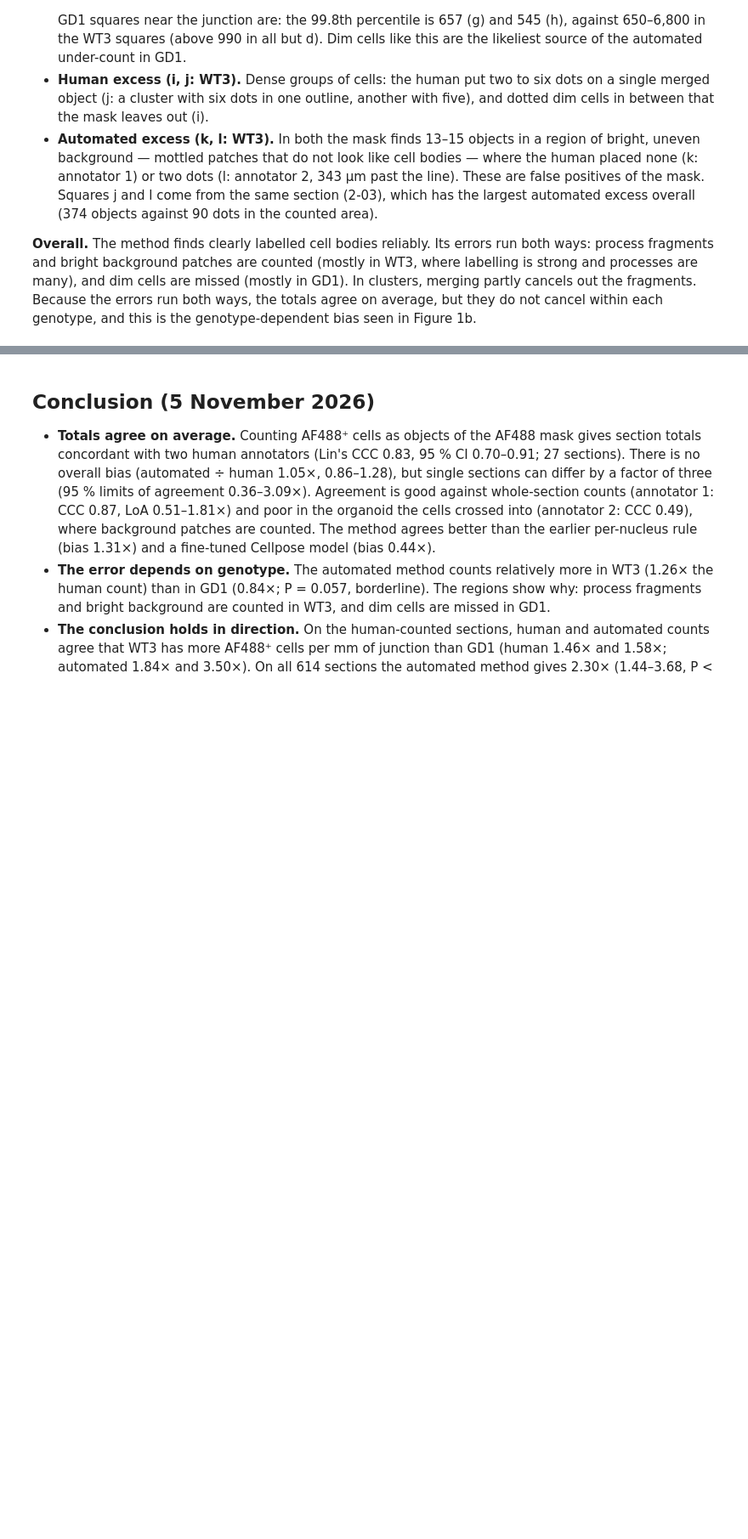
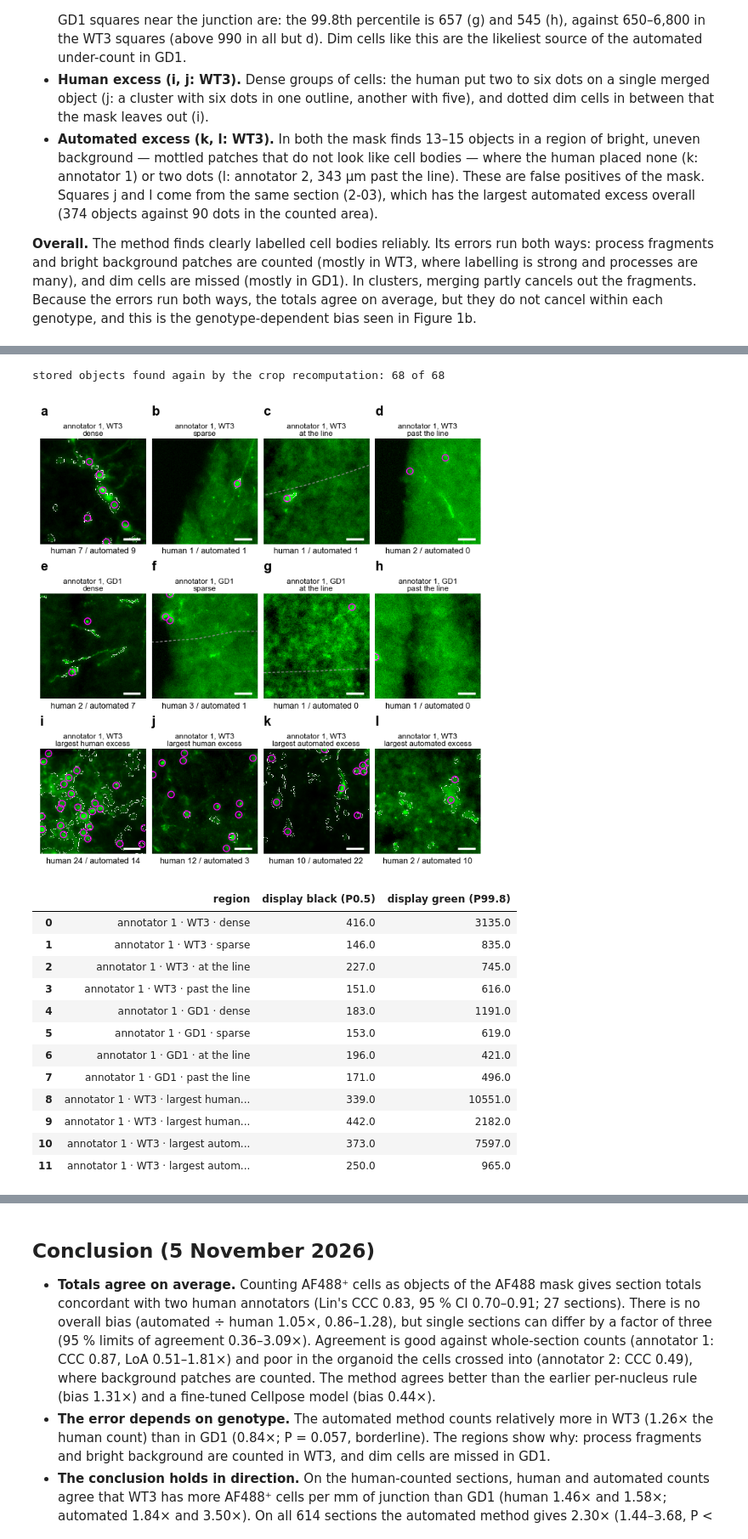
Before and after one commit to daggermaster3000/ARGUS, a Jupyter notebook: notebooks/official_analysis/01_validation.ipynb, the cells around one changed output, grey strips where cells are left out. Shown at 85% size. Saved outputs shown, nothing was run; the diff lists cells and outputs as text; code cells hidden in the pictures; blank space fills up the shorter version.

Commit message:
feat(notebooks): validation gallery of 12 regions against human annotator 1 only (Figure 3b)
Co-Authored-By: Claude Opus 5.5 (1M context) <noreply@anthropic.com>

```diff
--- a/notebooks/official_analysis/01_validation.ipynb
+++ b/notebooks/official_analysis/01_validation.ipynb
@@ -838,0 +843,56 @@ display(pd.DataFrame(ranges, columns=["region", f"display black (P{DISPLAY_PCT[0
+# %%
+ROI_SEED_1 = 4
+shown = set(zip(rois["name"], rois["cy"].round(1), rois["cx"].round(1)))          # the squares already in Figure 3
+tiles_1 = tiles[(tiles["annotator"] == "human annotator 1")
+                & ~pd.Series(list(zip(tiles["name"], tiles["cy"].round(1), tiles["cx"].round(1))), index=tiles.index).isin(shown)]
+STRATA_1 = []
+for g in GENOTYPES:
+    STRATA_1 += [(f"annotator 1 · {g} · dense", lambda t, g=g: (t["Genotype"] == g) & (t["total"] >= dense_cut["human annotator 1"])),
+                 (f"annotator 1 · {g} · sparse", lambda t, g=g: (t["Genotype"] == g) & t["human"].between(1, 4)),
+                 (f"annotator 1 · {g} · at the line", lambda t, g=g: (t["Genotype"] == g) & t["away"].between(-20, 40) & (t["human"] >= 1)),
+                 (f"annotator 1 · {g} · past the line", lambda t, g=g: (t["Genotype"] == g) & t["away"].between(120, 240) & (t["human"] >= 1))]
+rng_1 = np.random.default_rng(ROI_SEED_1)
+chosen_1, used_1 = [], set()
+for stratum, test in STRATA_1:
+    pool = tiles_1[test(tiles_1)]
+    fresh = pool[~pool["name"].isin(used_1)]
+    pool = fresh if len(fresh) else pool
+    if not len(pool):
+        print("no square for", stratum)
+        continue
+    pick = pool.iloc[int(rng_1.integers(len(pool)))]
+    chosen_1.append(pick.to_dict() | {"stratum": stratum})
+    used_1.add(pick["name"])
+for direction, what in ((-1, "largest human excess"), (1, "largest automated excess")):
+    order = tiles_1.assign(key=tiles_1["difference"] * direction).sort_values("key", ascending=False)
+    order = order[order["key"] > 0].drop_duplicates("name")
+    for _, pick in order.head(2).iterrows():
+        chosen_1.append(pick.to_dict() | {"stratum": f"annotator 1 · {pick['Genotype']} · {what}"})
+rois_1 = pd.DataFrame(chosen_1)
+rois_1.index = range(100, 100 + len(rois_1))           # their own keys in RESULTS, beside Figure 3's
+rois_1["section"] = [totals.set_index(["annotator", "name"]).at[(a, n), "section"] for a, n in zip(rois_1["annotator"], rois_1["name"])]
+display(rois_1[["stratum", "section", "away", "human", "automated"]].round(0))
+
+for name, group in rois_1.groupby("name", sort=False):
+    RESULTS.update(zip(group.index, roi_masks(name, group[["cy", "cx"]].to_numpy())))
+found_1, stored_1 = 0, 0        # the recomputed objects are the stored ones (centroids within 1.5 µm), as for Figure 3
+for index, roi in rois_1.iterrows():
+    stored = mask_objects(roi["name"])[["y", "x"]].to_numpy(float)
+    mine = RESULTS[index]["centroids_um"]
+    stored, mine = stored[inside(stored, roi)], mine[inside(mine, roi)]
+    near_mine = cKDTree(mine).query(stored)[0] if len(mine) else np.full(len(stored), np.inf)
+    found_1, stored_1 = found_1 + int((near_mine <= 1.5).sum()), stored_1 + len(stored)
+print(f"stored objects found again by the crop recomputation: {found_1} of {stored_1}")
+
+fig, axes = plt.subplots(3, 4, figsize=(7.2, 6.9), gridspec_kw={"hspace": 0.42, "wspace": 0.06})
+ranges_1 = []
+for ax, (index, roi) in zip(axes.flat, rois_1.iterrows()):
+    ranges_1.append((roi["stratum"], *draw_roi(ax, index, roi)))
+for ax in list(axes.flat)[len(rois_1):]:
+    ax.axis("off")
+panel_letters(axes, x=0.0, y=1.2)
+save(fig, "fig3b_regions_annotator1")
+plt.show()
+display(pd.DataFrame(ranges_1, columns=["region", f"display black (P{DISPLAY_PCT[0]:g})",
+                                        f"display green (P{DISPLAY_PCT[1]:g})"]).round(0))
+# %% [output]
@@ -838,0 +912,15 @@ display(pd.DataFrame(ranges, columns=["region", f"display black (P{DISPLAY_PCT[0
+stored objects found again by the crop recomputation: 68 of 68
+[figure, added]
+|  | region | display black (P0.5) | display green (P99.8) |
+| 0 | annotator 1 · WT3 · dense | 416.0 | 3135.0 |
+| 1 | annotator 1 · WT3 · sparse | 146.0 | 835.0 |
+| 2 | annotator 1 · WT3 · at the line | 227.0 | 745.0 |
+| 3 | annotator 1 · WT3 · past the line | 151.0 | 616.0 |
+| 4 | annotator 1 · GD1 · dense | 183.0 | 1191.0 |
+| 5 | annotator 1 · GD1 · sparse | 153.0 | 619.0 |
+| 6 | annotator 1 · GD1 · at the line | 196.0 | 421.0 |
+| 7 | annotator 1 · GD1 · past the line | 171.0 | 496.0 |
+| 8 | annotator 1 · WT3 · largest human... | 339.0 | 10551.0 |
+| 9 | annotator 1 · WT3 · largest human... | 442.0 | 2182.0 |
+| 10 | annotator 1 · WT3 · largest autom... | 373.0 | 7597.0 |
+| 11 | annotator 1 · WT3 · largest autom... | 250.0 | 965.0 |
```
Also changed, not shown: parts of 3 cells of this notebook, 1 other file.
